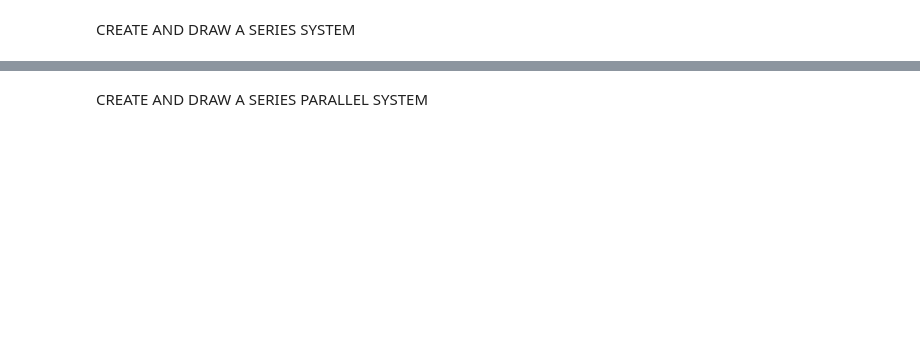
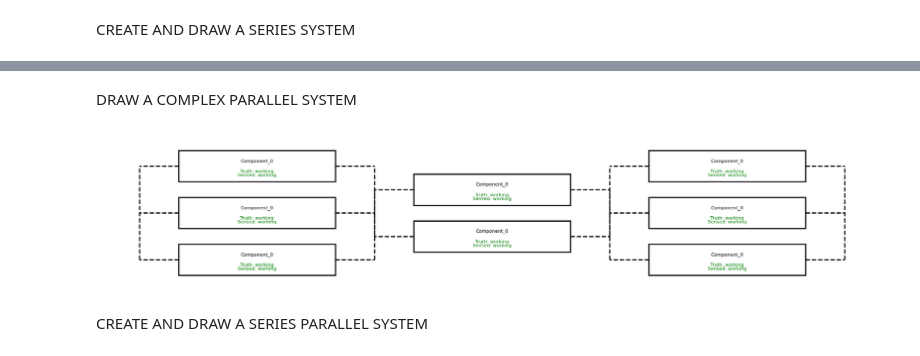
Before and after one commit to andreyaW/KISS, a Jupyter notebook: shipClassTests/system_test.ipynb, the cells around one changed output, grey strips where cells are left out. Cells and saved outputs as stored; diff of their text form; code cells hidden in the pictures; blank space fills up the shorter version.

Commit message:
update system diagrams to draw parallel parts

```diff
--- a/shipClassTests/system_test.ipynb
+++ b/shipClassTests/system_test.ipynb
@@ -36,3 +19,12 @@ Error:
+# %% [markdown]
+DRAW A COMPLEX PARALLEL SYSTEM
+# %%
+parallel_sys_comps = [SensedComp() for i in range(8)]
+parallel_sys = System(name= "Parallel System", comps= parallel_sys_comps, parallels = [(1,2,3), (4,5), (6,7,8)])
+
+parallel_sys.drawSystem()
+# %% [output]
+[figure, added]
 # %% [markdown]
 CREATE AND DRAW A SERIES PARALLEL SYSTEM
 # %%
```
Also changed, not shown: parts of 11 cells of this notebook, 2 other files.
